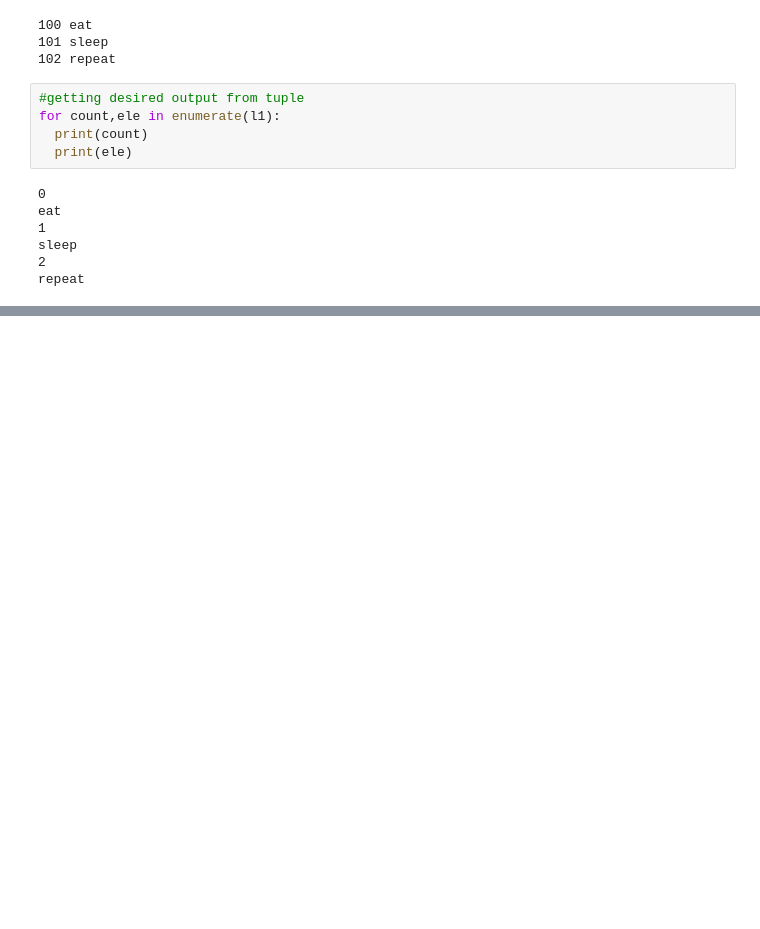
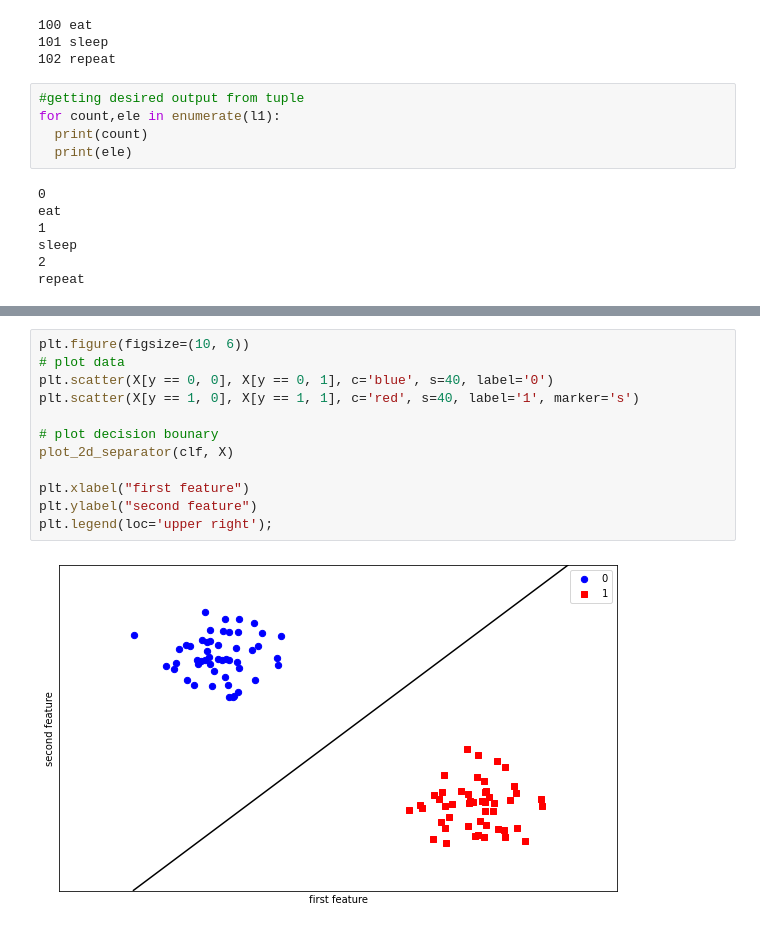
Before and after one commit to Mahrokh-Eb/Machine-Learning-With-Python, a Jupyter notebook: 3_3_skitlearn_Digit.ipynb, the cells around one changed output, grey strips where cells are left out. Saved outputs shown, nothing was run; the diff lists cells and outputs as text; blank space fills up the shorter version.

```diff
--- a/3_3_skitlearn_Digit.ipynb
+++ b/3_3_skitlearn_Digit.ipynb
@@ -182,0 +300,14 @@ repeat
+# %%
+plt.figure(figsize=(10, 6))
+# plot data
+plt.scatter(X[y == 0, 0], X[y == 0, 1], c='blue', s=40, label='0')
+plt.scatter(X[y == 1, 0], X[y == 1, 1], c='red', s=40, label='1', marker='s')
+
+# plot decision bounary
+plot_2d_separator(clf, X)
+
+plt.xlabel("first feature")
+plt.ylabel("second feature")
+plt.legend(loc='upper right');
+# %% [output]
+[figure, added]
```
Also changed, not shown: parts of 15 cells of this notebook.
